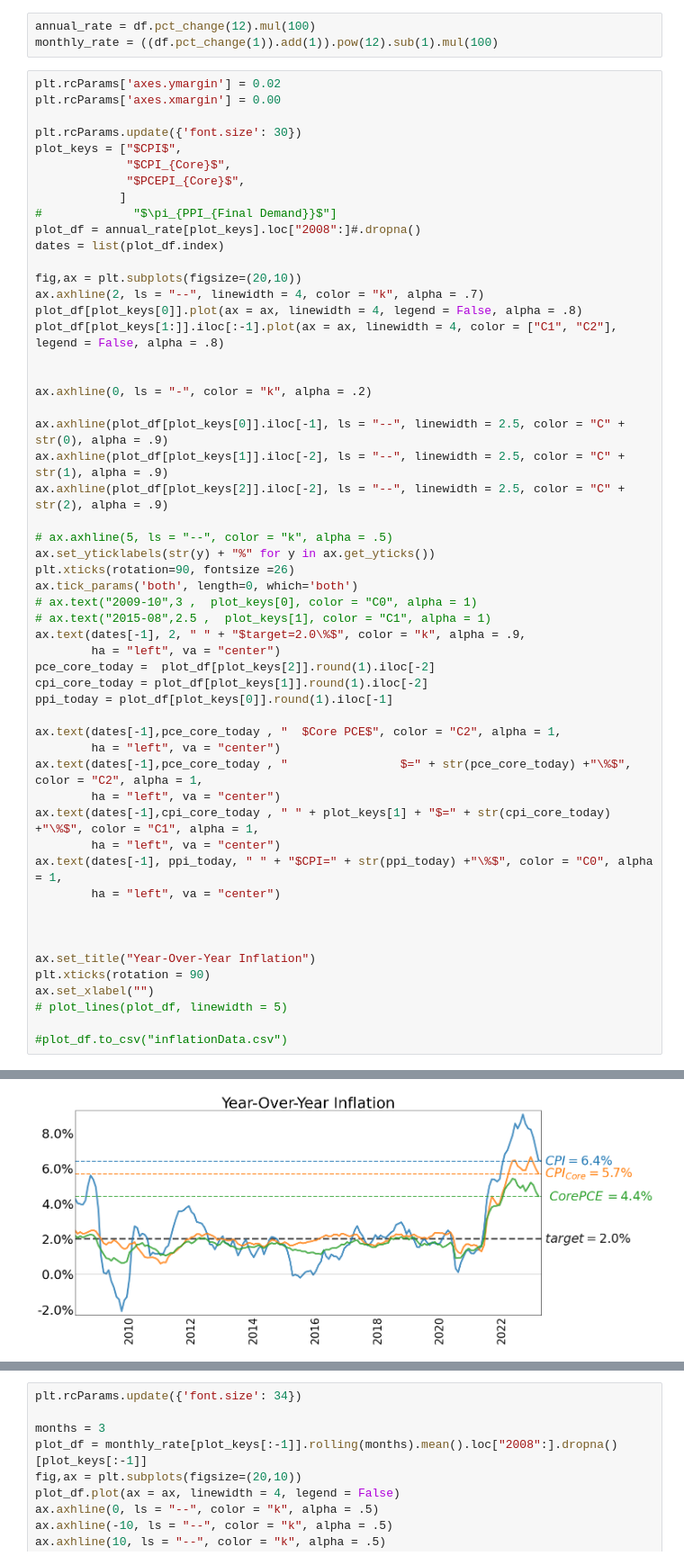
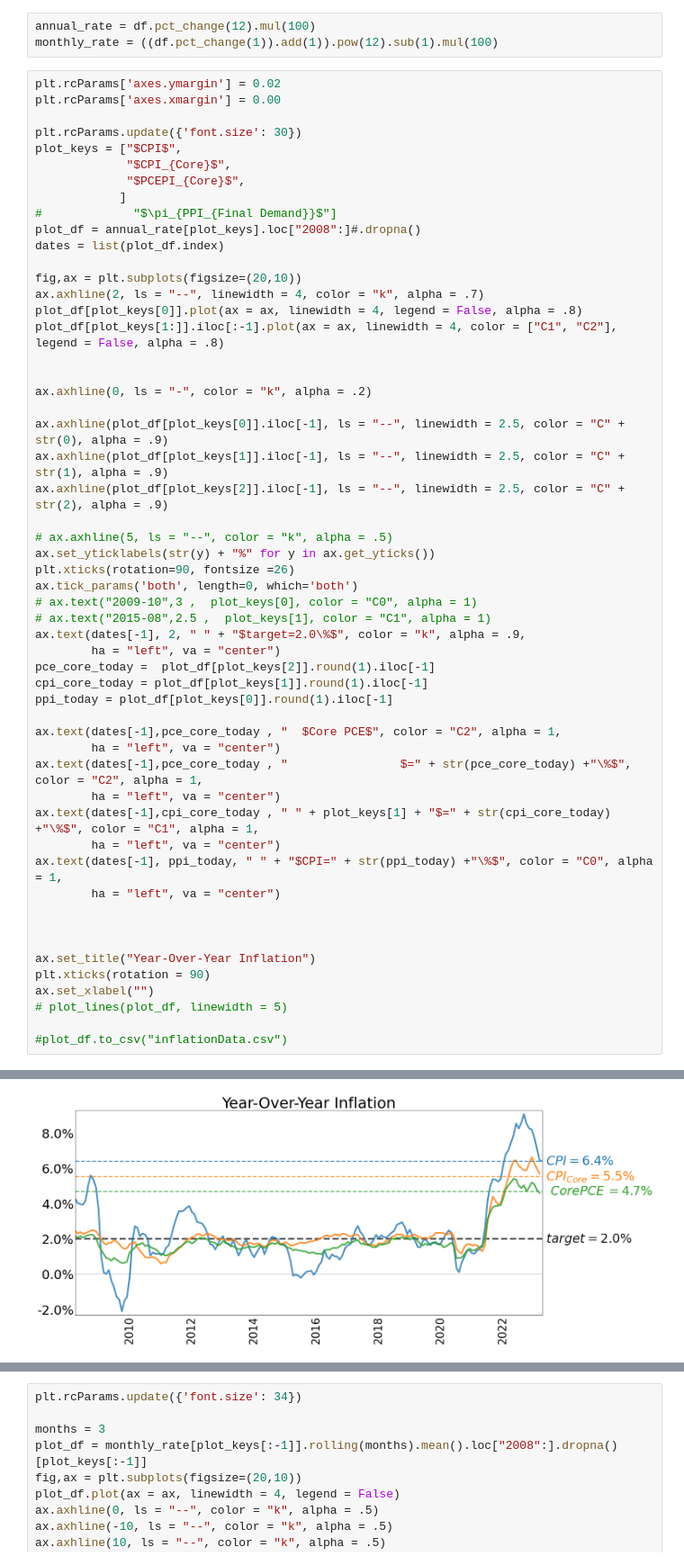
Before and after one commit to jlcatonjr/Learn-Python-for-Stats-and-Econ, a Jupyter notebook: Projects/SMP Data/Assessing Potential for Higher Inflation-Copy1.ipynb, the cells around one changed output, grey strips where cells are left out. Shown at 90% size. Cells and saved outputs as stored; diff of their text form.

```diff
--- a/Projects/SMP Data/Assessing Potential for Higher Inflation-Copy1.ipynb
+++ b/Projects/SMP Data/Assessing Potential for Higher Inflation-Copy1.ipynb
@@ -477,41 +477,41 @@ plot_df[plot_keys[1:]].iloc[:-1].plot(ax = ax, linewidth = 4, color = ["C1", "C2
 ax.axhline(0, ls = "-", color = "k", alpha = .2)
 
 ax.axhline(plot_df[plot_keys[0]].iloc[-1], ls = "--", linewidth = 2.5, color = "C" + str(0), alpha = .9)
-ax.axhline(plot_df[plot_keys[1]].iloc[-2], ls = "--", linewidth = 2.5, color = "C" + str(1), alpha = .9)
-ax.axhline(plot_df[plot_keys[2]].iloc[-2], ls = "--", linewidth = 2.5, color = "C" + str(2), alpha = .9)
+ax.axhline(plot_df[plot_keys[1]].iloc[-1], ls = "--", linewidth = 2.5, color = "C" + str(1), alpha = .9)
+ax.axhline(plot_df[plot_keys[2]].iloc[-1], ls = "--", linewidth = 2.5, color = "C" + str(2), alpha = .9)
 
 # ax.axhline(5, ls = "--", color = "k", alpha = .5)
 ax.set_yticklabels(str(y) + "%" for y in ax.get_yticks())
 plt.xticks(rotation=90, fontsize =26)
 ax.tick_params('both', length=0, which='both')
 # ax.text("2009-10",3 ,  plot_keys[0], color = "C0", alpha = 1)
 # ax.text("2015-08",2.5 ,  plot_keys[1], color = "C1", alpha = 1)
 ax.text(dates[-1], 2, " " + "$target=2.0\%$", color = "k", alpha = .9,
         ha = "left", va = "center")
-pce_core_today =  plot_df[plot_keys[2]].round(1).iloc[-2]
-cpi_core_today = plot_df[plot_keys[1]].round(1).iloc[-2]
+pce_core_today =  plot_df[plot_keys[2]].round(1).iloc[-1]
+cpi_core_today = plot_df[plot_keys[1]].round(1).iloc[-1]
 ppi_today = plot_df[plot_keys[0]].round(1).iloc[-1]
 
 ax.text(dates[-1],pce_core_today , "  $Core PCE$", color = "C2", alpha = 1,
         ha = "left", va = "center")
 ax.text(dates[-1],pce_core_today , "                $=" + str(pce_core_today) +"\%$", color = "C2", alpha = 1,
         ha = "left", va = "center")
 ax.text(dates[-1],cpi_core_today , " " + plot_keys[1] + "$=" + str(cpi_core_today) +"\%$", color = "C1", alpha = 1,
         ha = "left", va = "center")
 ax.text(dates[-1], ppi_today, " " + "$CPI=" + str(ppi_today) +"\%$", color = "C0", alpha = 1,
         ha = "left", va = "center")
 
 
 
 ax.set_title("Year-Over-Year Inflation")
 plt.xticks(rotation = 90)
 ax.set_xlabel("")
 # plot_lines(plot_df, linewidth = 5)
 
 #plot_df.to_csv("inflationData.csv")
 # %% [output]
 Text(0.5, 0, '')
-[figure, old version]
+[figure, new version]
 # %%
 plot_df
 # %% [output]
```
Also changed, not shown: parts of 9 cells of this notebook, 7 other files.
